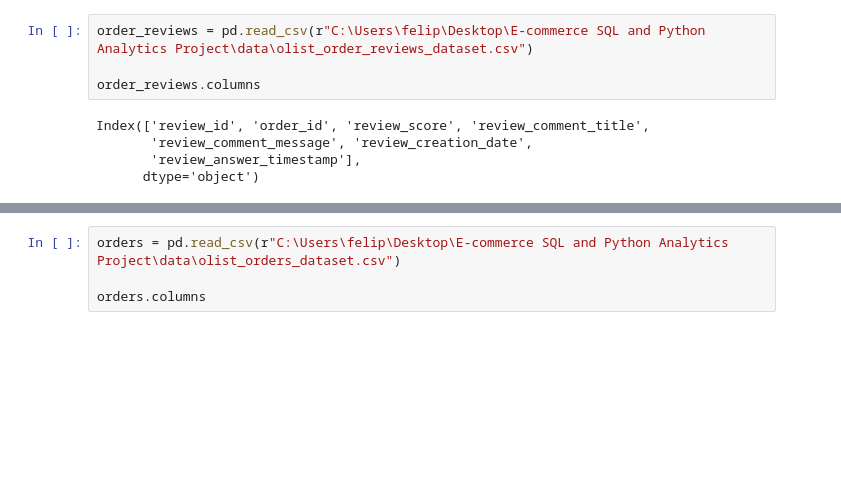
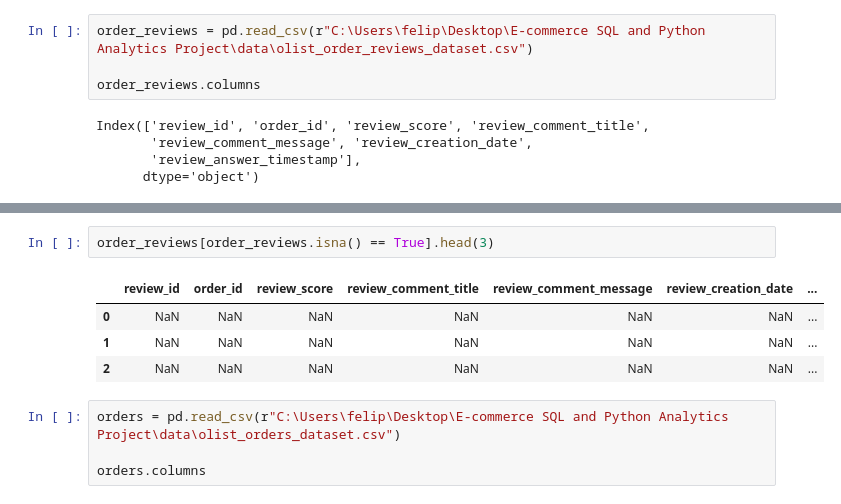
Before and after one commit to Vierinsky/ecommerce-analytics-python-sql, a Jupyter notebook: notebooks/eda.ipynb, the cells around one changed output, grey strips where cells are left out. Drawn from its saved outputs; the diff is of its cells as text; blank space fills up the shorter version.

```diff
--- a/notebooks/eda.ipynb
+++ b/notebooks/eda.ipynb
@@ -52,3 +185,10 @@ Index(['review_id', 'order_id', 'review_score', 'review_comment_title',
+# %%
+order_reviews[order_reviews.isna() == True].head(3)
+# %% [output]
+|  | review_id | order_id | review_score | review_comment_title | review_comment_message | review_creation_date | ... |
+| 0 | NaN | NaN | NaN | NaN | NaN | NaN | ... |
+| 1 | NaN | NaN | NaN | NaN | NaN | NaN | ... |
+| 2 | NaN | NaN | NaN | NaN | NaN | NaN | ... |
 # %%
 orders = pd.read_csv(r"C:\Users\felip\Desktop\E-commerce SQL and Python Analytics Project\data\olist_orders_dataset.csv")
 
```
Also changed, not shown: parts of 27 cells of this notebook.
